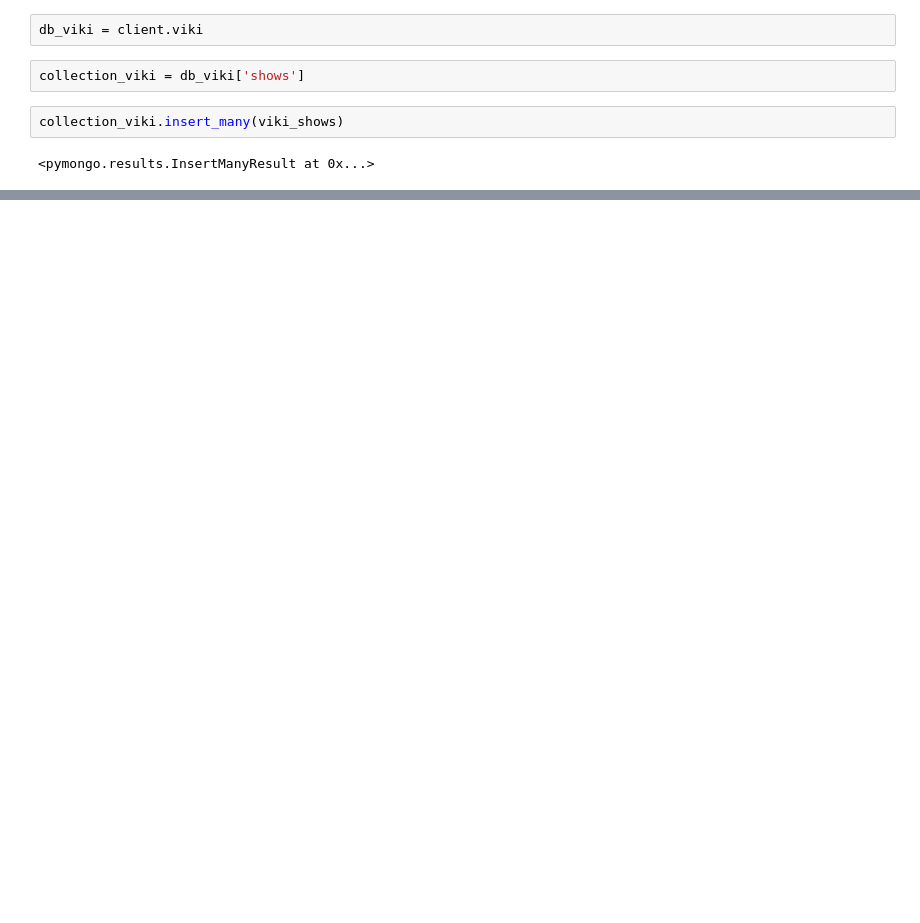
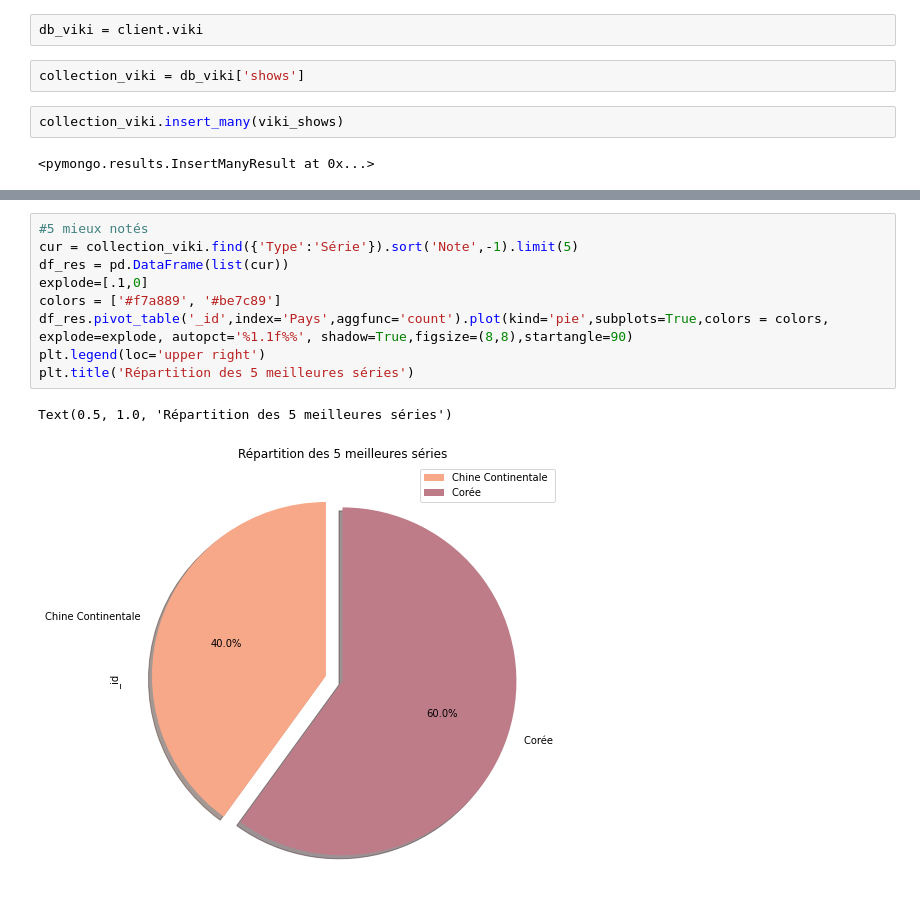
Before and after one commit to NamizataS/Viki-scrapping, a Jupyter notebook: Scraping.ipynb, the cells around one changed output, grey strips where cells are left out. Cells and saved outputs as stored; diff of their text form; blank space fills up the shorter version.

```diff
--- a/Scraping.ipynb
+++ b/Scraping.ipynb
@@ -290,0 +235,12 @@ pal.as_hex()
+# %%
+#5 mieux notés
+cur = collection_viki.find({'Type':'Série'}).sort('Note',-1).limit(5)
+df_res = pd.DataFrame(list(cur))
+explode=[.1,0]
+colors = ['#f7a889', '#be7c89']
+df_res.pivot_table('_id',index='Pays',aggfunc='count').plot(kind='pie',subplots=True,colors = colors, explode=explode, autopct='%1.1f%%', shadow=True,figsize=(8,8),startangle=90)
+plt.legend(loc='upper right')
+plt.title('Répartition des 5 meilleures séries')
+# %% [output]
+Text(0.5, 1.0, 'Répartition des 5 meilleures séries')
+[figure, added]
```
Also changed, not shown: parts of 28 cells of this notebook, 9 other files.
